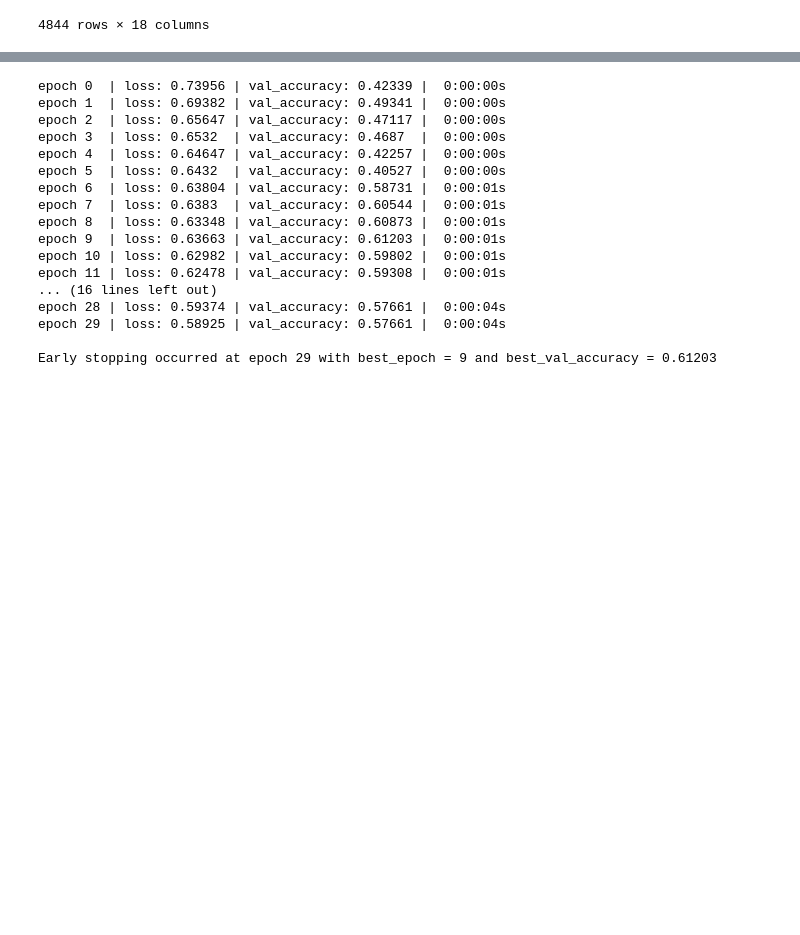
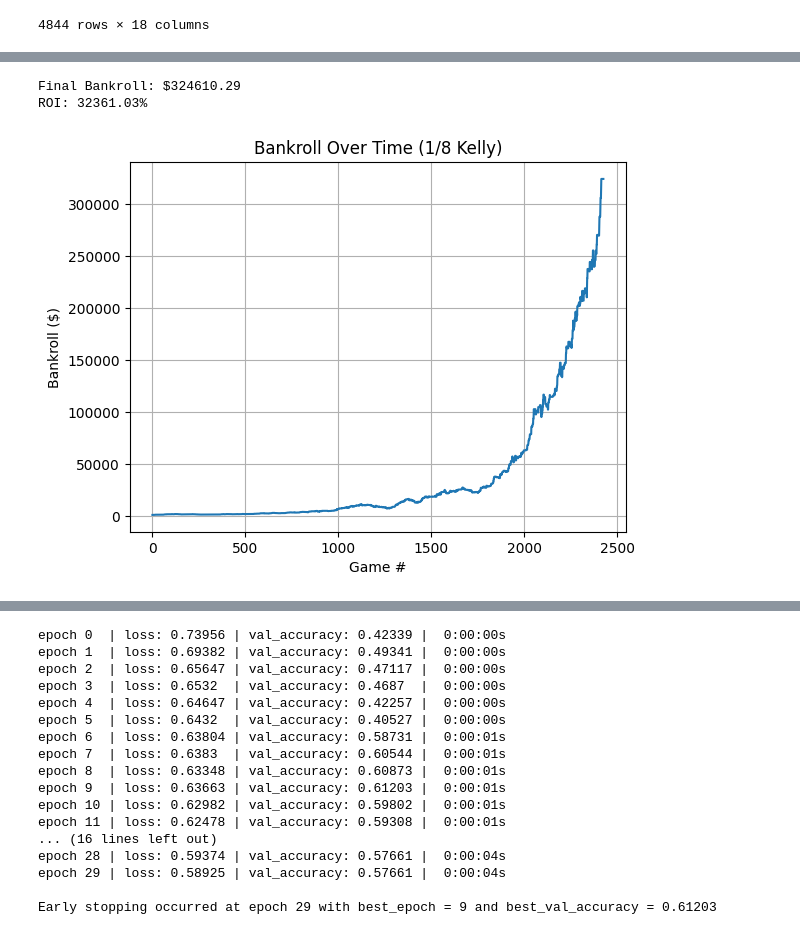
Before and after one commit to lathangregg/DL_project, a Jupyter notebook: notebooks/lathan2.ipynb, the cells around one changed output, grey strips where cells are left out. Drawn from its saved outputs; the diff is of its cells as text; code cells hidden in the pictures; blank space fills up the shorter version.

```diff
--- a/notebooks/lathan2.ipynb
+++ b/notebooks/lathan2.ipynb
@@ -453,3 +536,49 @@ weighted avg       0.62      0.62      0.60      2424
+# %%
+
+# Step 1: Get predicted probabilities for class 1 (home team covers)
+probs = tabnet_model.predict_proba(X_test_np)[:, 1]
+
+# Step 2: Setup simulation params
+initial_bankroll = 1000.0
+max_bet_size = 10000
+bankroll = initial_bankroll
+bankroll_history = [bankroll]
+wager_fraction = 1 / 8
+decimal_odds = 1.91  # assume standard -110 payout for spread bets
+b = decimal_odds - 1
+
+# Step 3: Loop through each game
+for p, actual in zip(probs, y_test):
+    q = 1 - p
+    kelly_fraction = (b * p - q) / b
+    bet_fraction = max(kelly_fraction * wager_fraction, 0)  # no negative bets
+
+    bet_amount = min(bankroll * bet_fraction, max_bet_size)
+    if actual == 1:  # home team covered
+        bankroll += bet_amount * (decimal_odds - 1)
+    else:
+        bankroll -= bet_amount
+
+    bankroll_history.append(bankroll)
+
+# Step 4: Calculate ROI
+roi = (bankroll - initial_bankroll) / initial_bankroll
+print(f"Final Bankroll: ${bankroll:.2f}")
+print(f"ROI: {roi * 100:.2f}%")
+# %% [output]
+Final Bankroll: $324610.29
+ROI: 32361.03%
+# %%
+
+
+plt.plot(bankroll_history)
+plt.title("Bankroll Over Time (1/8 Kelly)")
+plt.xlabel("Game #")
+plt.ylabel("Bankroll ($)")
+plt.grid(True)
+plt.show()
+# %% [output]
+[figure, added]
 # %%
 from sklearn.metrics import roc_curve, auc
 import matplotlib.pyplot as plt
```
Also changed, not shown: parts of 13 cells of this notebook.
